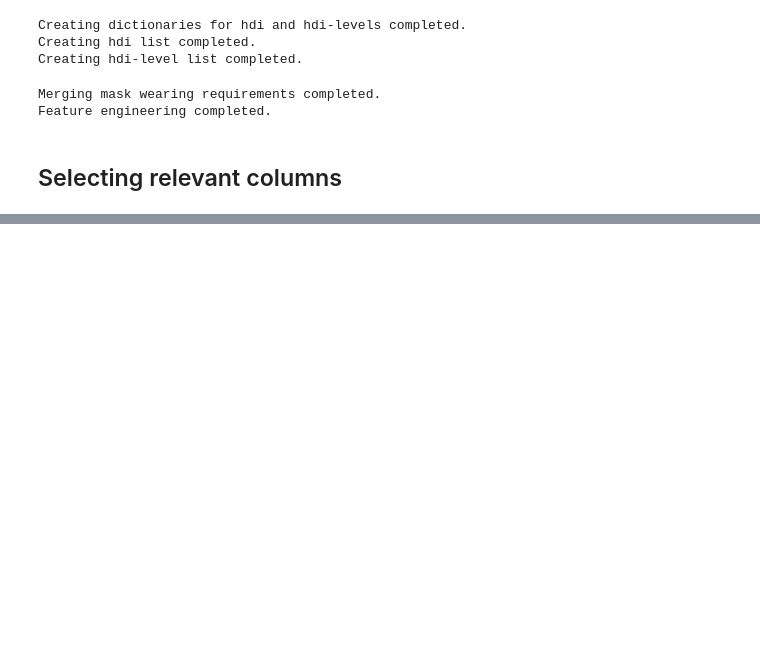
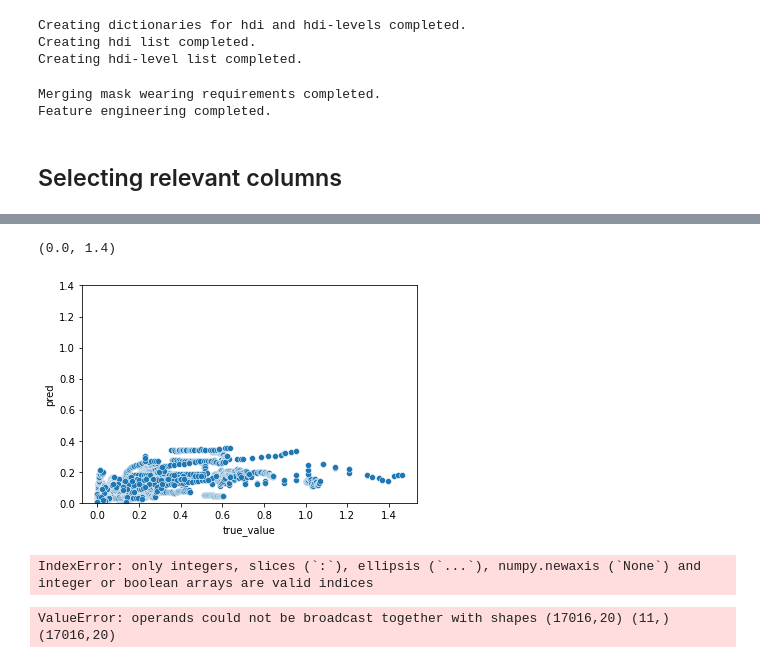
Before and after one commit to Catch-a-third-wave/capstone, a Jupyter notebook: model/first_model_attempt.ipynb, the cells around one changed output, grey strips where cells are left out. Cells and saved outputs as stored; diff of their text form; code cells hidden in the pictures; blank space fills up the shorter version.

```diff
--- a/model/first_model_attempt.ipynb
+++ b/model/first_model_attempt.ipynb
@@ -222,0 +254,6 @@ ValueError: operands could not be broadcast together with shapes (152,29) (17,)
+# %%
+prediction = pd.DataFrame([test_y,test_predict]).T
+# %%
+prediction = prediction.rename(columns={0: "true_value", 1: "pred"})
+# %%
+prediction.pred = prediction.pred.apply(lambda x: x[0])
@@ -222,0 +276,6 @@ ValueError: operands could not be broadcast together with shapes (152,29) (17,)
+# %%
+sns.scatterplot(data=prediction, x="true_value", y="pred")
+plt.ylim(0, 1.4)
+# %% [output]
+(0.0, 1.4)
+[figure, added]
@@ -222,0 +287,18 @@ ValueError: operands could not be broadcast together with shapes (152,29) (17,)
+# %%
+inv_test_predict[to_scale] = scaler.inverse_transform(inv_test_predict[to_scale])
+# %% [output]
+IndexError: only integers, slices (`:`), ellipsis (`...`), numpy.newaxis (`None`) and integer or boolean arrays are valid indices
+# %%
+#transforming to original scale
+inv_train_predict = scaler.inverse_transform(inv_train_predict)
+inv_test_predict = scaler.inverse_transform(inv_test_predict)
+
+#predicted values on training data
+inv_train_predict = inv_train_predict[:,0]
+inv_train_predict
+
+#predicted values on testing data
+inv_test_predict = inv_test_predict[:,0]
+inv_test_predict
+# %% [output]
+ValueError: operands could not be broadcast together with shapes (17016,20) (11,) (17016,20)
```
Also changed, not shown: parts of 31 cells of this notebook.
